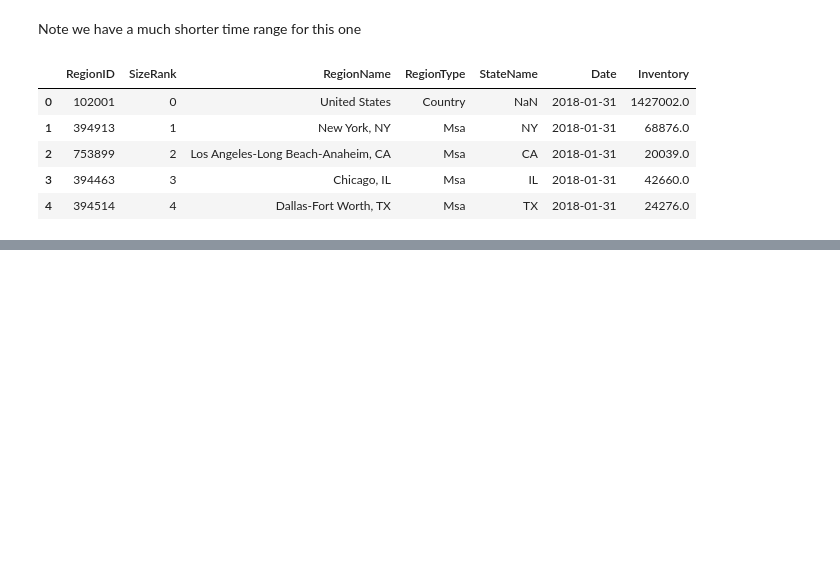
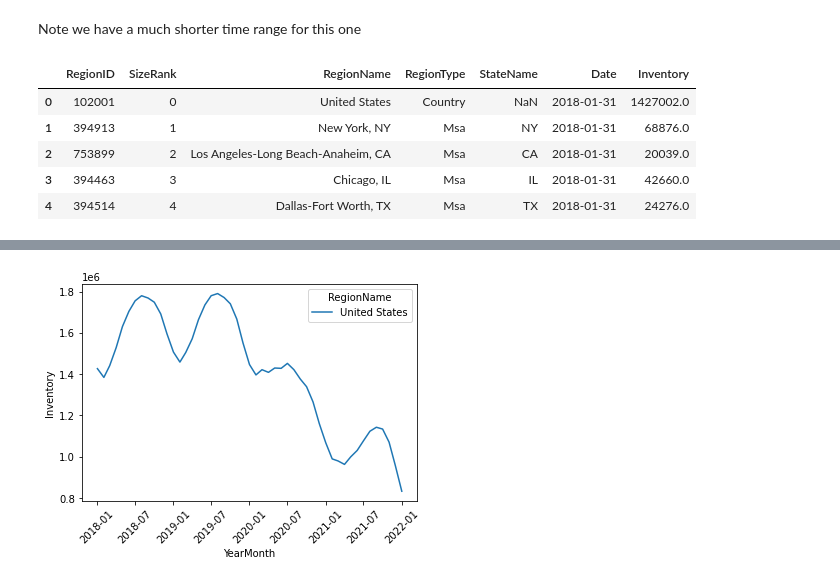
Before and after one commit to blsmxiu47/arcgis-notebooks, a Jupyter notebook: notebooks/housing_market/housing_market_analysis.ipynb, the cells around one changed output, grey strips where cells are left out. Cells and saved outputs as stored; diff of their text form; code cells hidden in the pictures; blank space fills up the shorter version.

Commit message:
start visualizing Zillow metrics over time

```diff
--- a/notebooks/housing_market/housing_market_analysis.ipynb
+++ b/notebooks/housing_market/housing_market_analysis.ipynb
@@ -580,0 +588,8 @@ invt_df.head()
+# %%
+merged = (
+    invt_df.drop(['Date', 'StateName'], axis=1)
+    .merge(zhvi_df.drop(['RegionName', 'SizeRank', 'Date', 'StateName', 'RegionType'], axis=1),
+        how='left',
+        on=['RegionID', 'YearMonth'])
+)
+print(merged.shape)
@@ -580,0 +604,2 @@ invt_df.head()
+# %%
+merged = merged.reindex(columns=['RegionID', 'RegionName', 'RegionType', 'SizeRank', 'YearMonth', 'Inventory', 'ZHVI'])
@@ -580,0 +615,2 @@ invt_df.head()
+# %%
+merged['YearMonth'] = pd.to_datetime(merged['YearMonth'])
@@ -580,0 +619,13 @@ invt_df.head()
+# %%
+def plot_metric(df=merged, regions=['United States'], metric='Inventory'):
+    assert type(regions) == list
+
+    df = df.loc[df['RegionName'].isin(regions)]
+
+    sns.lineplot(x='YearMonth', y=metric, hue='RegionName', data=df)
+
+    plt.xticks(rotation=45)
+# %%
+plot_metric(merged, metric='Inventory')
+# %% [output]
+[figure, added]
```
Also changed, not shown: parts of 13 cells of this notebook.
